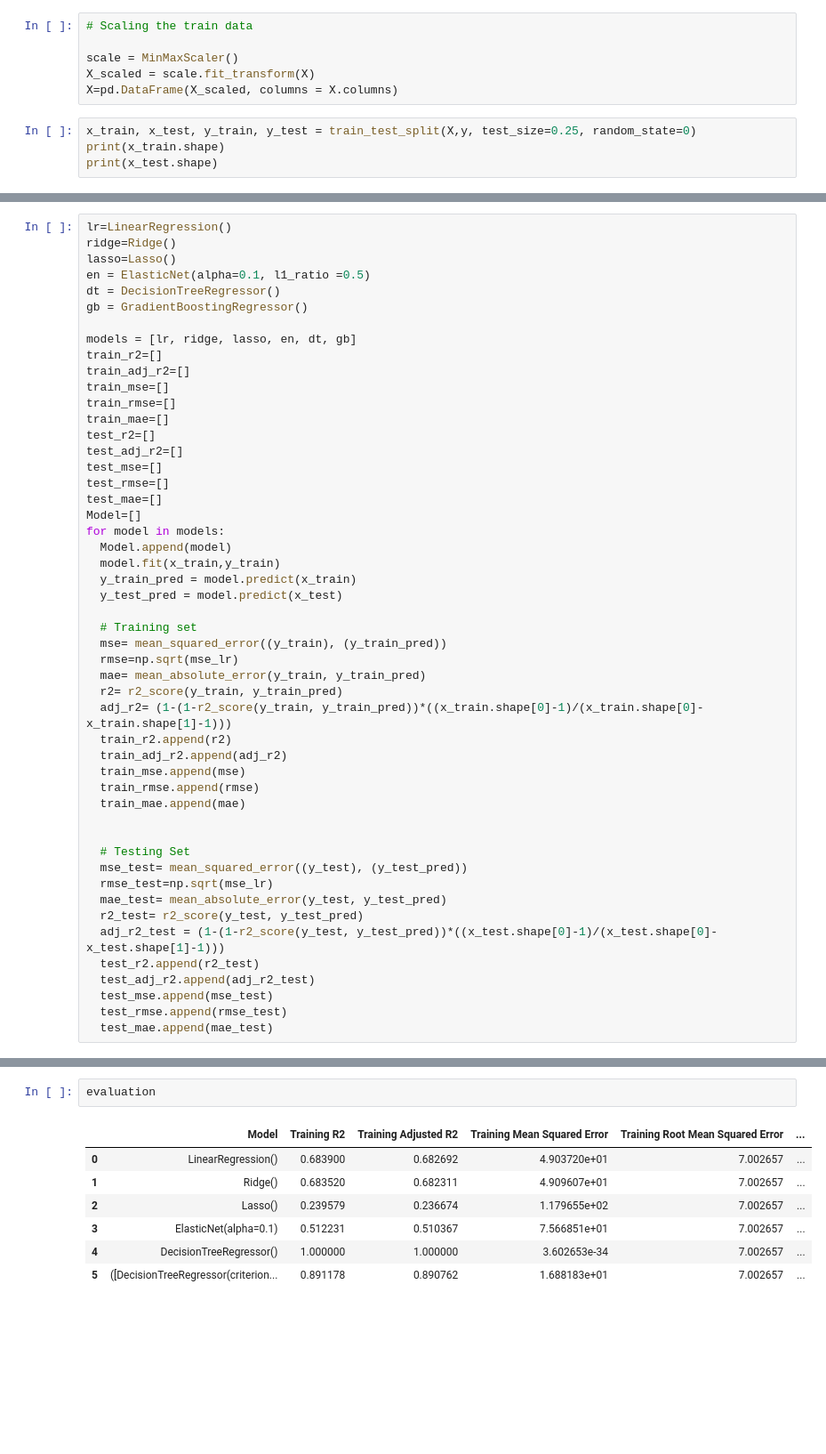
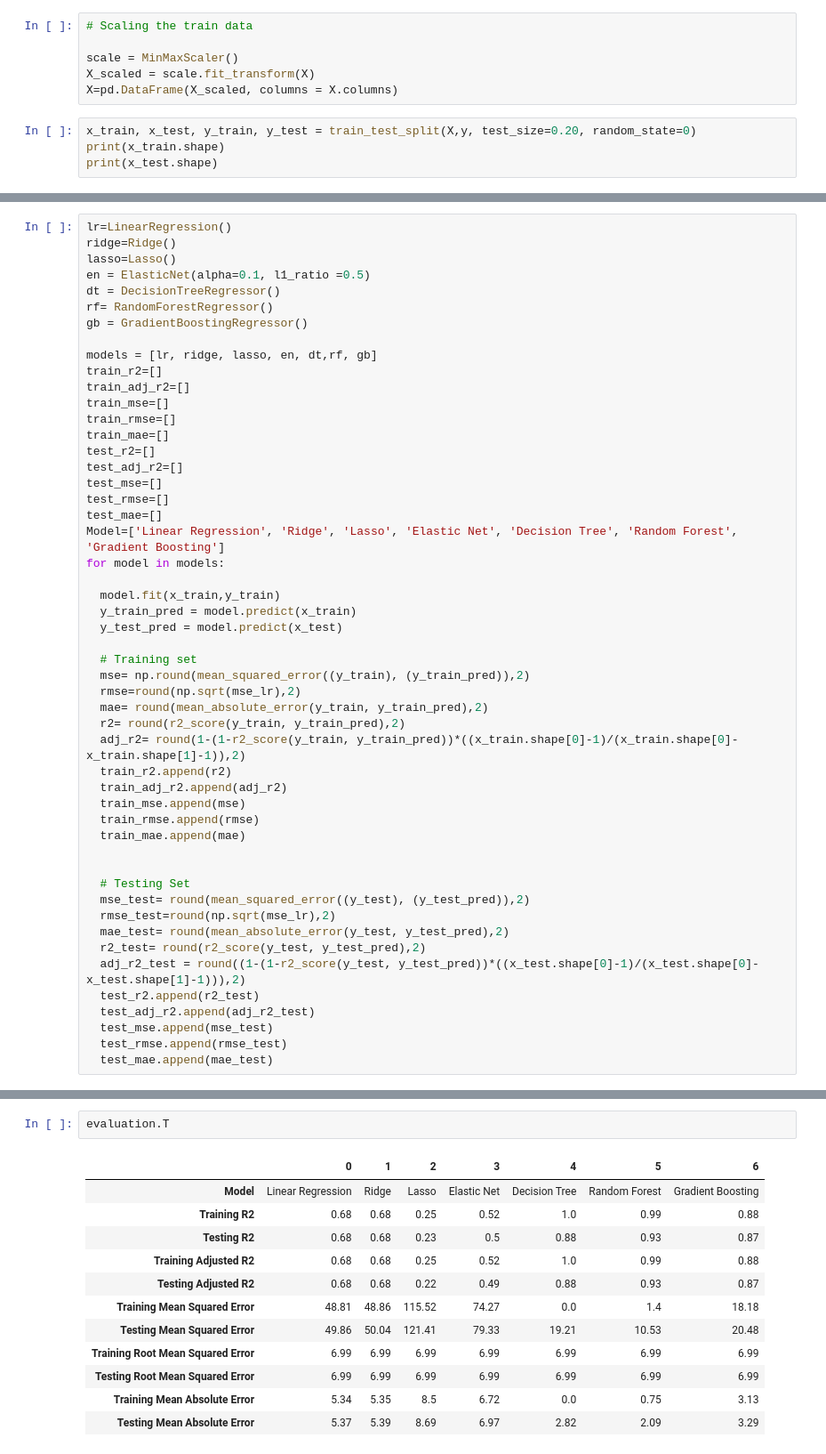
Before and after one commit to PriyankaSejwal/Bike-Sharing-Demand-Prediction, a Jupyter notebook: PriyankaRimo_Bike_Sharing_Demand_Prediction_Capstone_Project.ipynb, the cells around one changed output, grey strips where cells are left out. Shown at 89% size. Drawn from its saved outputs; the diff is of its cells as text; blank space fills up the shorter version.

```diff
--- a/PriyankaRimo_Bike_Sharing_Demand_Prediction_Capstone_Project.ipynb
+++ b/PriyankaRimo_Bike_Sharing_Demand_Prediction_Capstone_Project.ipynb
@@ -694,7 +692,7 @@ scale = MinMaxScaler()
 X_scaled = scale.fit_transform(X)
 X=pd.DataFrame(X_scaled, columns = X.columns)
 # %%
-x_train, x_test, y_train, y_test = train_test_split(X,y, test_size=0.25, random_state=0)
+x_train, x_test, y_train, y_test = train_test_split(X,y, test_size=0.20, random_state=0)
 print(x_train.shape)
 print(x_test.shape)
 # %% [output]
@@ -763,9 +765,10 @@ ridge=Ridge()
 lasso=Lasso()
 en = ElasticNet(alpha=0.1, l1_ratio =0.5)
 dt = DecisionTreeRegressor()
+rf= RandomForestRegressor()
 gb = GradientBoostingRegressor()
 
-models = [lr, ridge, lasso, en, dt, gb]
+models = [lr, ridge, lasso, en, dt,rf, gb]
 train_r2=[]
 train_adj_r2=[]
 train_mse=[]
@@ -776,19 +779,19 @@ test_adj_r2=[]
 test_mse=[]
 test_rmse=[]
 test_mae=[]
-Model=[]
+Model=['Linear Regression', 'Ridge', 'Lasso', 'Elastic Net', 'Decision Tree', 'Random Forest', 'Gradient Boosting']
 for model in models:
-  Model.append(model)
+
   model.fit(x_train,y_train)
   y_train_pred = model.predict(x_train)
   y_test_pred = model.predict(x_test)
 
   # Training set
-  mse= mean_squared_error((y_train), (y_train_pred))
-  rmse=np.sqrt(mse_lr)
-  mae= mean_absolute_error(y_train, y_train_pred)
-  r2= r2_score(y_train, y_train_pred)
-  adj_r2= (1-(1-r2_score(y_train, y_train_pred))*((x_train.shape[0]-1)/(x_train.shape[0]-x_train.shape[1]-1)))
+  mse= np.round(mean_squared_error((y_train), (y_train_pred)),2)
+  rmse=round(np.sqrt(mse_lr),2)
+  mae= round(mean_absolute_error(y_train, y_train_pred),2)
+  r2= round(r2_score(y_train, y_train_pred),2)
+  adj_r2= round(1-(1-r2_score(y_train, y_train_pred))*((x_train.shape[0]-1)/(x_train.shape[0]-x_train.shape[1]-1)),2)
   train_r2.append(r2)
   train_adj_r2.append(adj_r2)
   train_mse.append(mse)
@@ -797,11 +800,11 @@ for model in models:
 
 
   # Testing Set
-  mse_test= mean_squared_error((y_test), (y_test_pred))
-  rmse_test=np.sqrt(mse_lr)
-  mae_test= mean_absolute_error(y_test, y_test_pred)
-  r2_test= r2_score(y_test, y_test_pred)
-  adj_r2_test = (1-(1-r2_score(y_test, y_test_pred))*((x_test.shape[0]-1)/(x_test.shape[0]-x_test.shape[1]-1)))
+  mse_test= round(mean_squared_error((y_test), (y_test_pred)),2)
+  rmse_test=round(np.sqrt(mse_lr),2)
+  mae_test= round(mean_absolute_error(y_test, y_test_pred),2)
+  r2_test= round(r2_score(y_test, y_test_pred),2)
+  adj_r2_test = round((1-(1-r2_score(y_test, y_test_pred))*((x_test.shape[0]-1)/(x_test.shape[0]-x_test.shape[1]-1))),2)
   test_r2.append(r2_test)
   test_adj_r2.append(adj_r2_test)
   test_mse.append(mse_test)
@@ -822,10 +825,15 @@ evaluation = pd.DataFrame({'Model': Model,
 # %%
-evaluation
+evaluation.T
 # %% [output]
-|  | Model | Training R2 | Training Adjusted R2 | Training Mean Squared Error | Training Root Mean Squared Error | ... |
-| 0 | LinearRegression() | 0.683900 | 0.682692 | 4.903720e+01 | 7.002657 | ... |
-| 1 | Ridge() | 0.683520 | 0.682311 | 4.909607e+01 | 7.002657 | ... |
-| 2 | Lasso() | 0.239579 | 0.236674 | 1.179655e+02 | 7.002657 | ... |
-| 3 | ElasticNet(alpha=0.1) | 0.512231 | 0.510367 | 7.566851e+01 | 7.002657 | ... |
-| 4 | DecisionTreeRegressor() | 1.000000 | 1.000000 | 3.602653e-34 | 7.002657 | ... |
-| 5 | ([DecisionTreeRegressor(criterion... | 0.891178 | 0.890762 | 1.688183e+01 | 7.002657 | ... |
+|  | 0 | 1 | 2 | 3 | 4 | 5 | 6 |
+| Model | Linear Regression | Ridge | Lasso | Elastic Net | Decision Tree | Random Forest | Gradient Boosting |
+| Training R2 | 0.68 | 0.68 | 0.25 | 0.52 | 1.0 | 0.99 | 0.88 |
+| Testing R2 | 0.68 | 0.68 | 0.23 | 0.5 | 0.88 | 0.93 | 0.87 |
+| Training Adjusted R2 | 0.68 | 0.68 | 0.25 | 0.52 | 1.0 | 0.99 | 0.88 |
+| Testing Adjusted R2 | 0.68 | 0.68 | 0.22 | 0.49 | 0.88 | 0.93 | 0.87 |
+| Training Mean Squared Error | 48.81 | 48.86 | 115.52 | 74.27 | 0.0 | 1.4 | 18.18 |
+| Testing Mean Squared Error | 49.86 | 50.04 | 121.41 | 79.33 | 19.21 | 10.53 | 20.48 |
+| Training Root Mean Squared Error | 6.99 | 6.99 | 6.99 | 6.99 | 6.99 | 6.99 | 6.99 |
+| Testing Root Mean Squared Error | 6.99 | 6.99 | 6.99 | 6.99 | 6.99 | 6.99 | 6.99 |
+| Training Mean Absolute Error | 5.34 | 5.35 | 8.5 | 6.72 | 0.0 | 0.75 | 3.13 |
+| Testing Mean Absolute Error | 5.37 | 5.39 | 8.69 | 6.97 | 2.82 | 2.09 | 3.29 |
```
Also changed, not shown: parts of 18 cells of this notebook.
